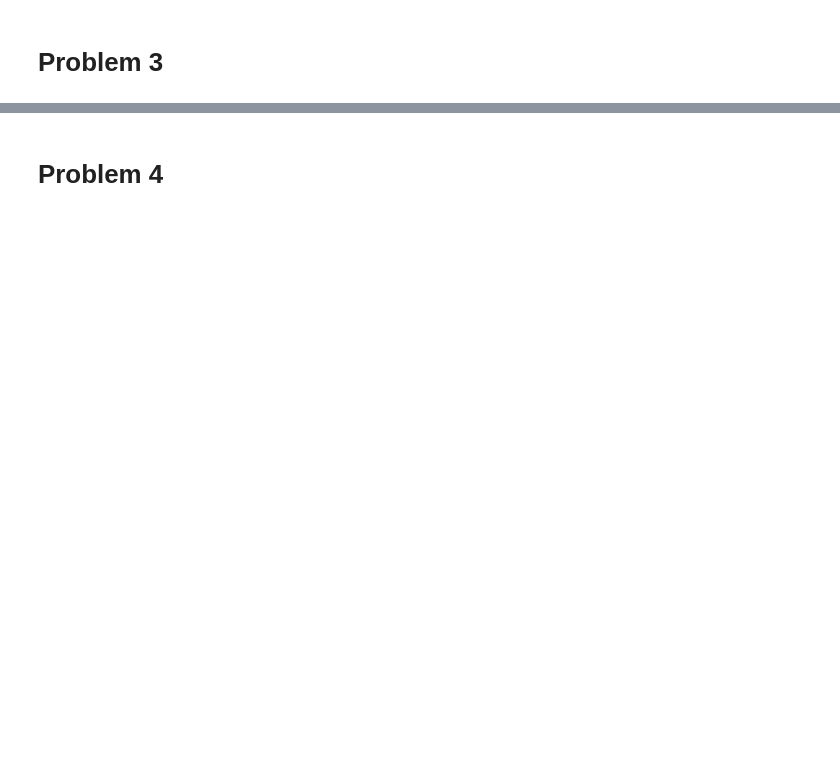
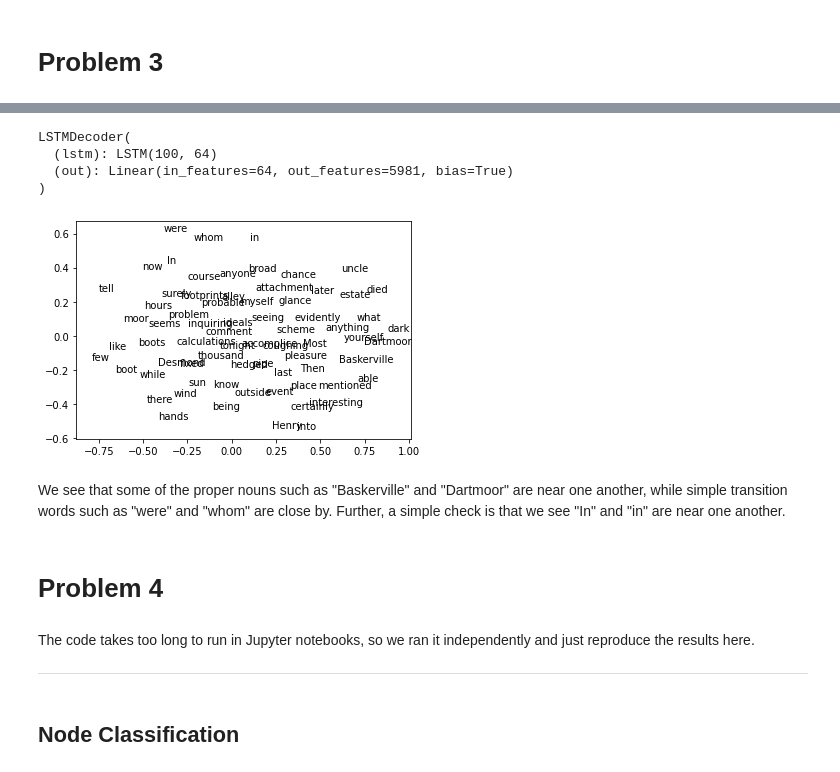
Before and after one commit to vsocrates/deeplearning_cpsc663, a Jupyter notebook: Assignment_4/socratesv_assignment4.ipynb, the cells around one changed output, grey strips where cells are left out. Saved outputs shown, nothing was run; the diff lists cells and outputs as text; code cells hidden in the pictures; blank space fills up the shorter version.

```diff
--- a/Assignment_4/socratesv_assignment4.ipynb
+++ b/Assignment_4/socratesv_assignment4.ipynb
@@ -15,0 +178,20 @@ NameError: name 'TEXT_FILE' is not defined
+# %%
+#############################################
+# TODO 2: create variable for embedding matrix. Hint: you can use nn.Embedding for this
+#############################################
+embedding = nn.Embedding(VOCABULARY_SIZE, EMBEDDING_SIZE)
+# %%
+# !python rnn.py
+
+
+#############################################
+# TODO: create loss/train ops
+#############################################
+
+# ex.
+encoder = LSTMEncoder(EMBEDDING_SIZE, LSTM_SIZE)
+decoder = LSTMDecoder(EMBEDDING_SIZE, LSTM_SIZE, VOCABULARY_SIZE)
+model = Seq2Seq(encoder, decoder, embedding)
+loss_fn = nn.CrossEntropyLoss()
+# loss = loss_fn(out,one_hots)
+optimizer = optim.Adam(model.parameters(),lr=0.001)
@@ -16,2 +267,44 @@ NameError: name 'TEXT_FILE' is not defined
+# %%
+# vocabulary
+learned_embeddings = embedding.weight.detach().numpy()
+# %%
+print(decoder)
+# %% [output]
+LSTMDecoder(
+  (lstm): LSTM(100, 64)
+  (out): Linear(in_features=64, out_features=5981, bias=True)
+)
+# %%
+fig = plt.figure()
+learned_embeddings_pca = sklearn.decomposition.PCA(2).fit_transform(learned_embeddings)
+ax = fig.add_subplot(1, 1, 1)
+ax.scatter(learned_embeddings_pca[:, 0], learned_embeddings_pca[:, 1], s=5, c='w')
+MIN_SEPARATION = .009 * min(ax.get_xlim()[1] - ax.get_xlim()[0], ax.get_ylim()[1] - ax.get_ylim()[0])
+
+fig.clf()
+ax = fig.add_subplot(1, 1, 1)
+ax.scatter(learned_embeddings_pca[:, 0], learned_embeddings_pca[:, 1], s=5, c='w')
+
+
+#############################################
+# TODO 5: run this multiple times
+#############################################
+
+xy_plotted = set()
+for i in np.random.choice(VOCABULARY_SIZE, VOCABULARY_SIZE, replace=False):
+    x_, y_ = learned_embeddings_pca[i]
+    if any([(x_ - point[0])**2 + (y_ - point[1])**2 < MIN_SEPARATION for point in xy_plotted]): continue
+    xy_plotted.add(tuple([learned_embeddings_pca[i, 0], learned_embeddings_pca[i, 1]]))
+    ax.annotate(vocabulary[i], xy=learned_embeddings_pca[i])
+# %% [output]
+[figure, added]
+# %% [markdown]
+We see that some of the proper nouns such as "Baskerville" and "Dartmoor" are near one another, while simple transition words such as "were" and "whom" are close by. Further, a simple check is that we see "In" and "in" are near one another.
 # %% [markdown]
 # Problem 4
+# %% [markdown]
+The code takes too long to run in Jupyter notebooks, so we ran it independently and just reproduce the results here.
+
+---
+# %% [markdown]
+## Node Classification
```
Also changed, not shown: parts of 41 cells of this notebook, 18 other files.
